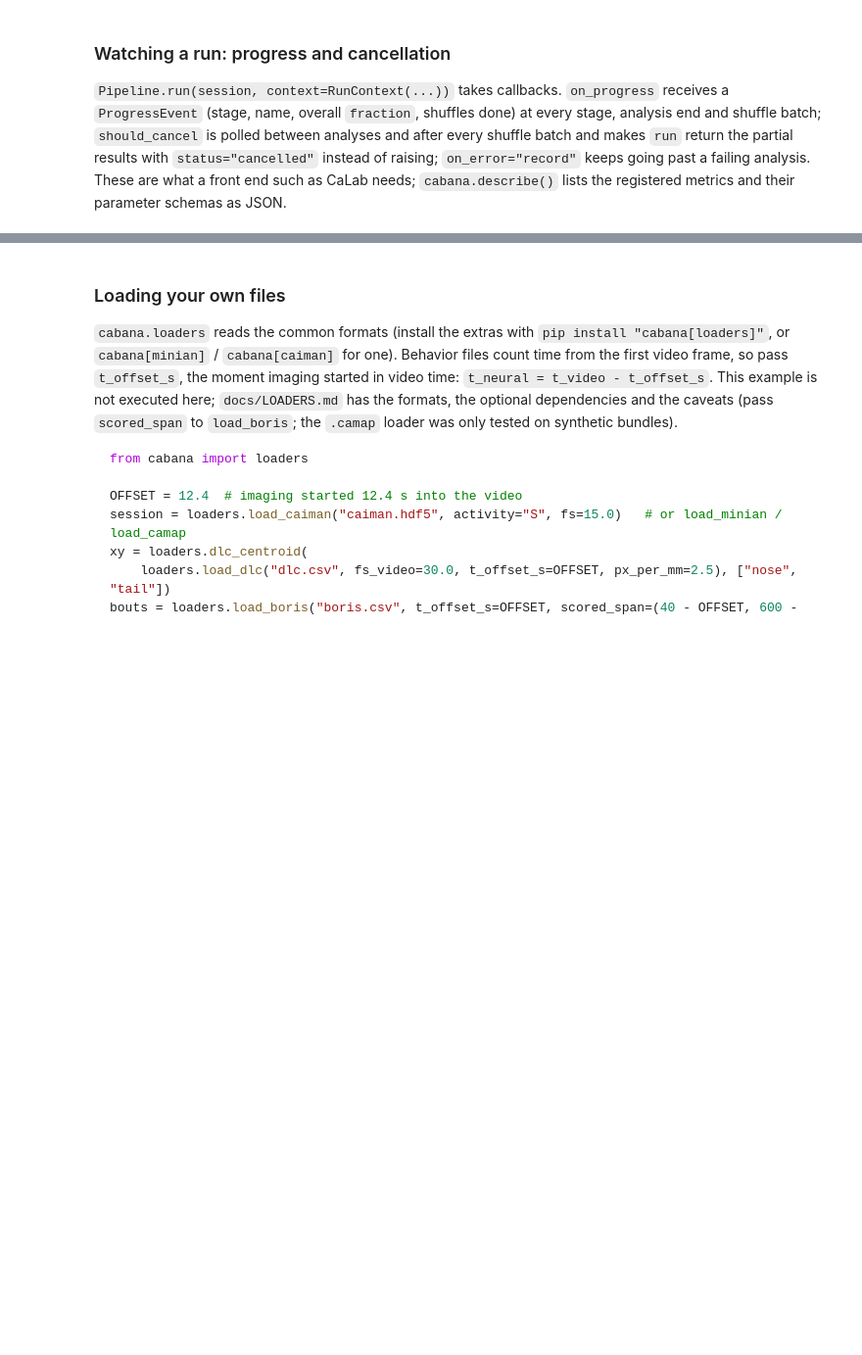
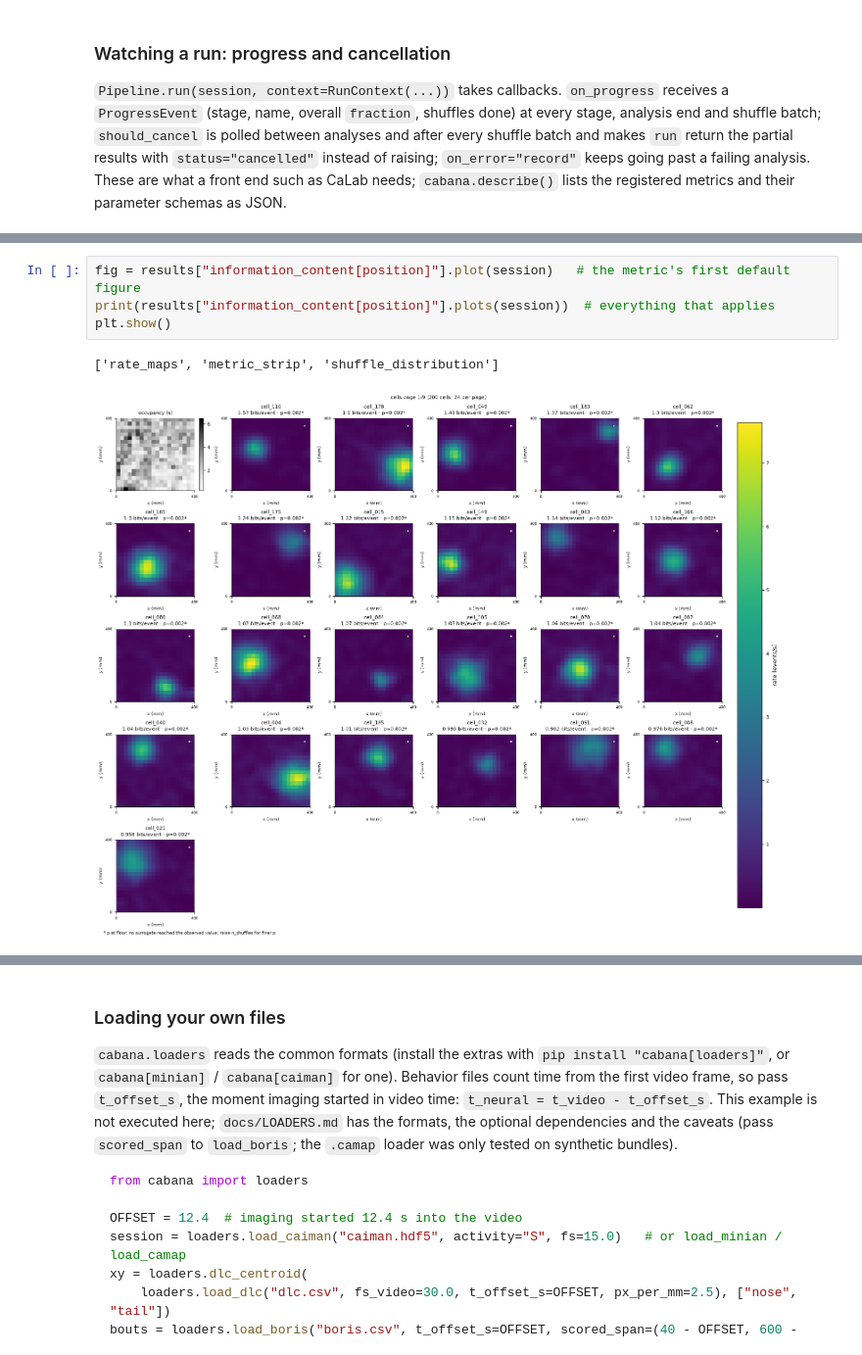
Before and after one commit to miniscope/CaBaNA, a Jupyter notebook: notebooks/cabana_demo.ipynb, the cells around one changed output, grey strips where cells are left out. Shown at 98% size. Cells and saved outputs as stored; diff of their text form; blank space fills up the shorter version.

```diff
--- a/notebooks/cabana_demo.ipynb
+++ b/notebooks/cabana_demo.ipynb
@@ -862,0 +1108,7 @@ print(caps["version"], len(caps["plugins"]["metric"]), "registered metrics")
+# %%
+fig = results["information_content[position]"].plot(session)   # the metric's first default figure
+print(results["information_content[position]"].plots(session))  # everything that applies
+plt.show()
+# %% [output]
+['rate_maps', 'metric_strip', 'shuffle_distribution']
+[figure, added]
```
Also changed, not shown: parts of 50 cells of this notebook, 8 other files.
